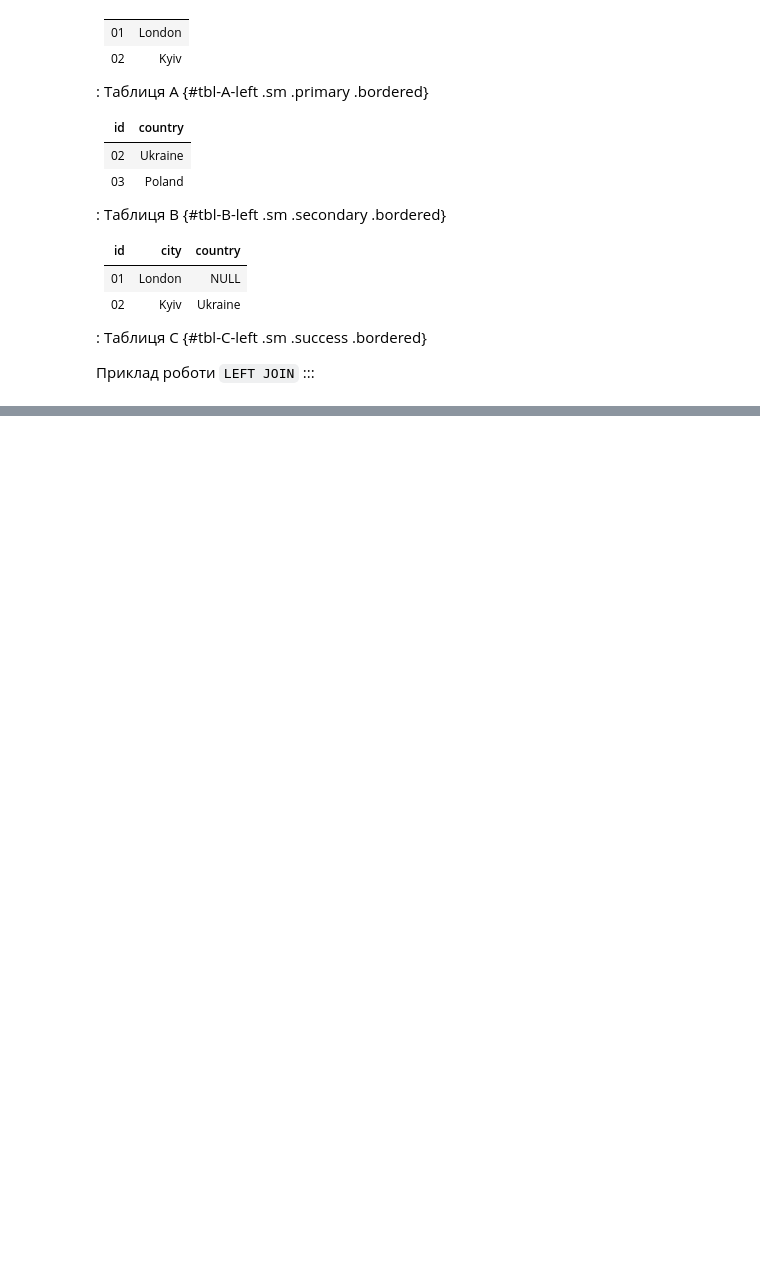
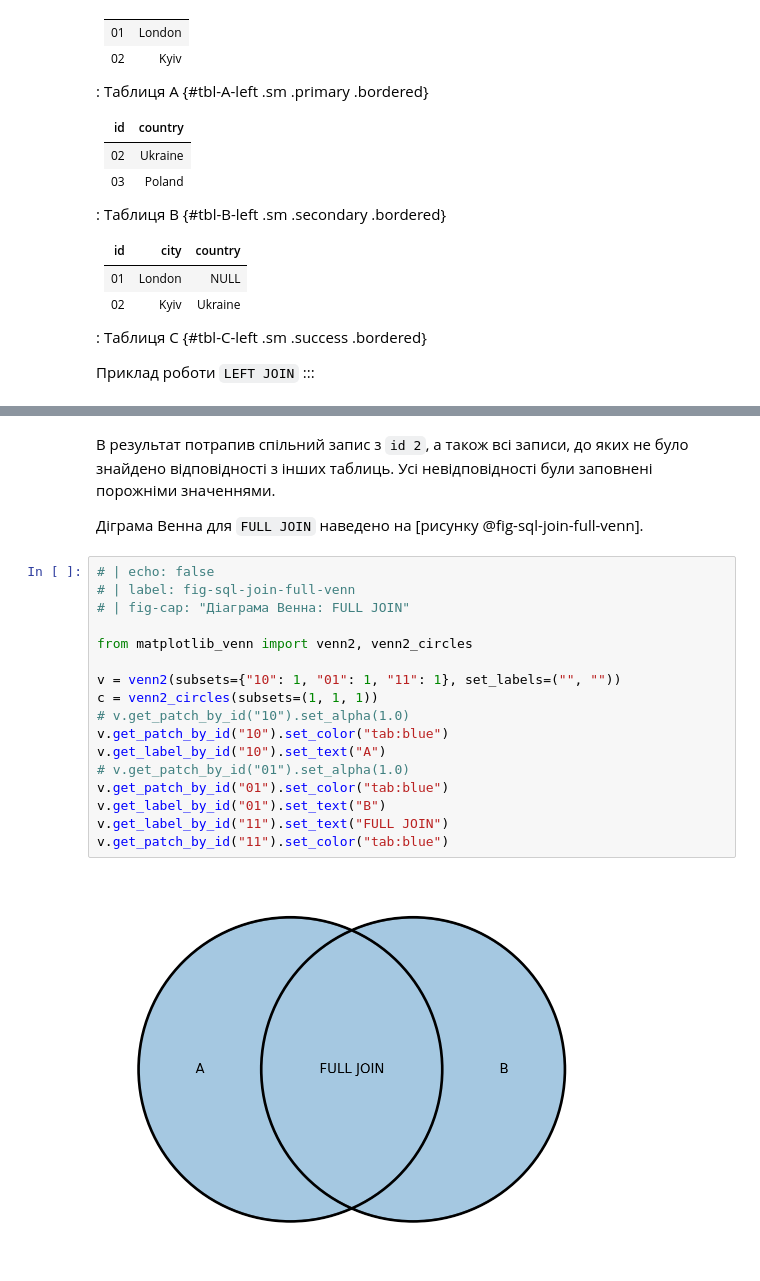
Before and after one commit to Aranaur/py4ds, a Jupyter notebook: sql_join.ipynb, the cells around one changed output, grey strips where cells are left out. Cells and saved outputs as stored; diff of their text form; blank space fills up the shorter version.

```diff
--- a/sql_join.ipynb
+++ b/sql_join.ipynb
@@ -427,0 +674,23 @@ v.get_patch_by_id("11").set_color("tab:blue")
+# %% [markdown]
+В результат потрапив спільний запис з `id 2`, а також всі записи, до яких не було знайдено відповідності з інших таблиць. Усі невідповідності були заповнені порожніми значеннями.
+
+Діграма Венна для `FULL JOIN` наведено на [рисунку @fig-sql-join-full-venn].
+# %%
+# | echo: false
+# | label: fig-sql-join-full-venn
+# | fig-cap: "Діаграма Венна: FULL JOIN"
+
+from matplotlib_venn import venn2, venn2_circles
+
+v = venn2(subsets={"10": 1, "01": 1, "11": 1}, set_labels=("", ""))
+c = venn2_circles(subsets=(1, 1, 1))
+# v.get_patch_by_id("10").set_alpha(1.0)
+v.get_patch_by_id("10").set_color("tab:blue")
+v.get_label_by_id("10").set_text("A")
+# v.get_patch_by_id("01").set_alpha(1.0)
+v.get_patch_by_id("01").set_color("tab:blue")
+v.get_label_by_id("01").set_text("B")
+v.get_label_by_id("11").set_text("FULL JOIN")
+v.get_patch_by_id("11").set_color("tab:blue")
+# %% [output]
+[figure, added]
```
Also changed, not shown: parts of 37 cells of this notebook, 9 other files.
